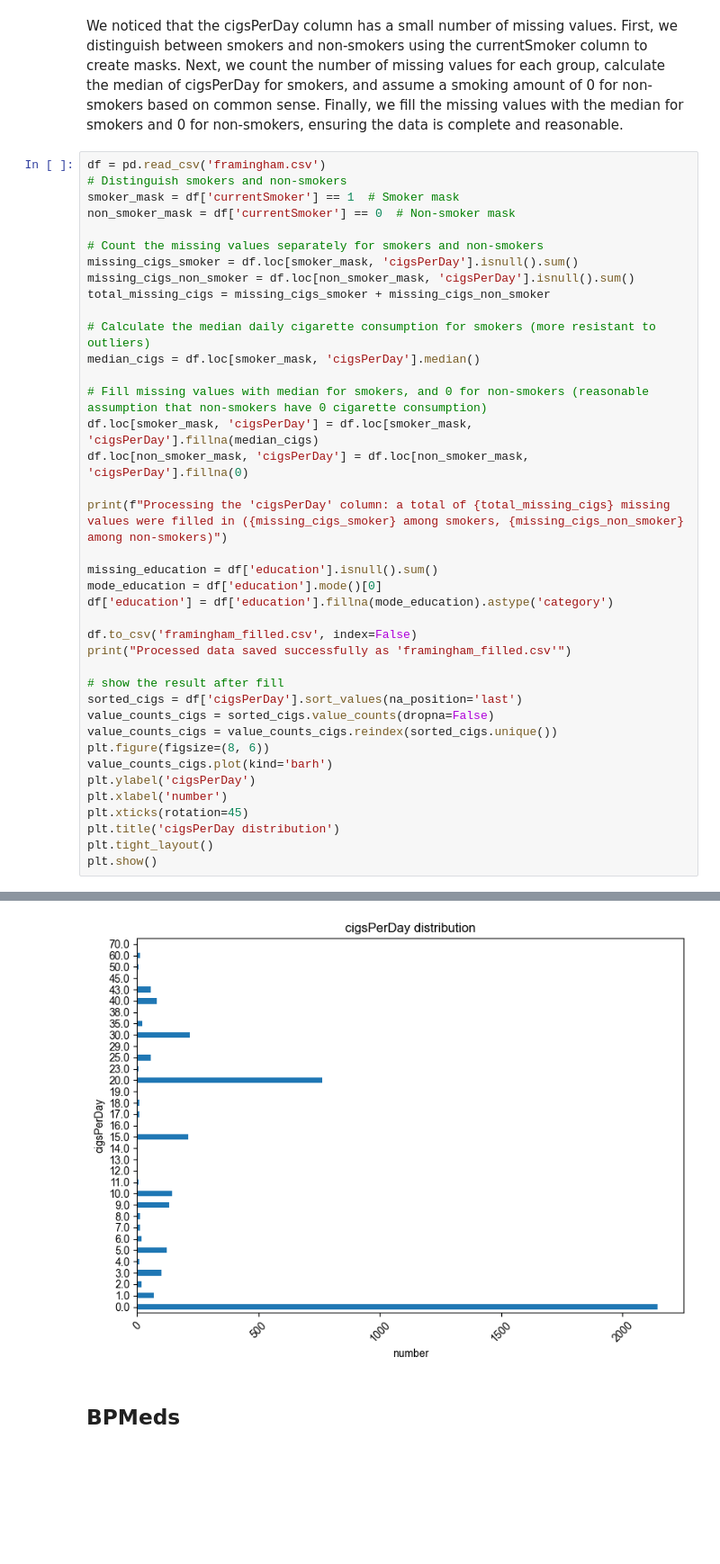
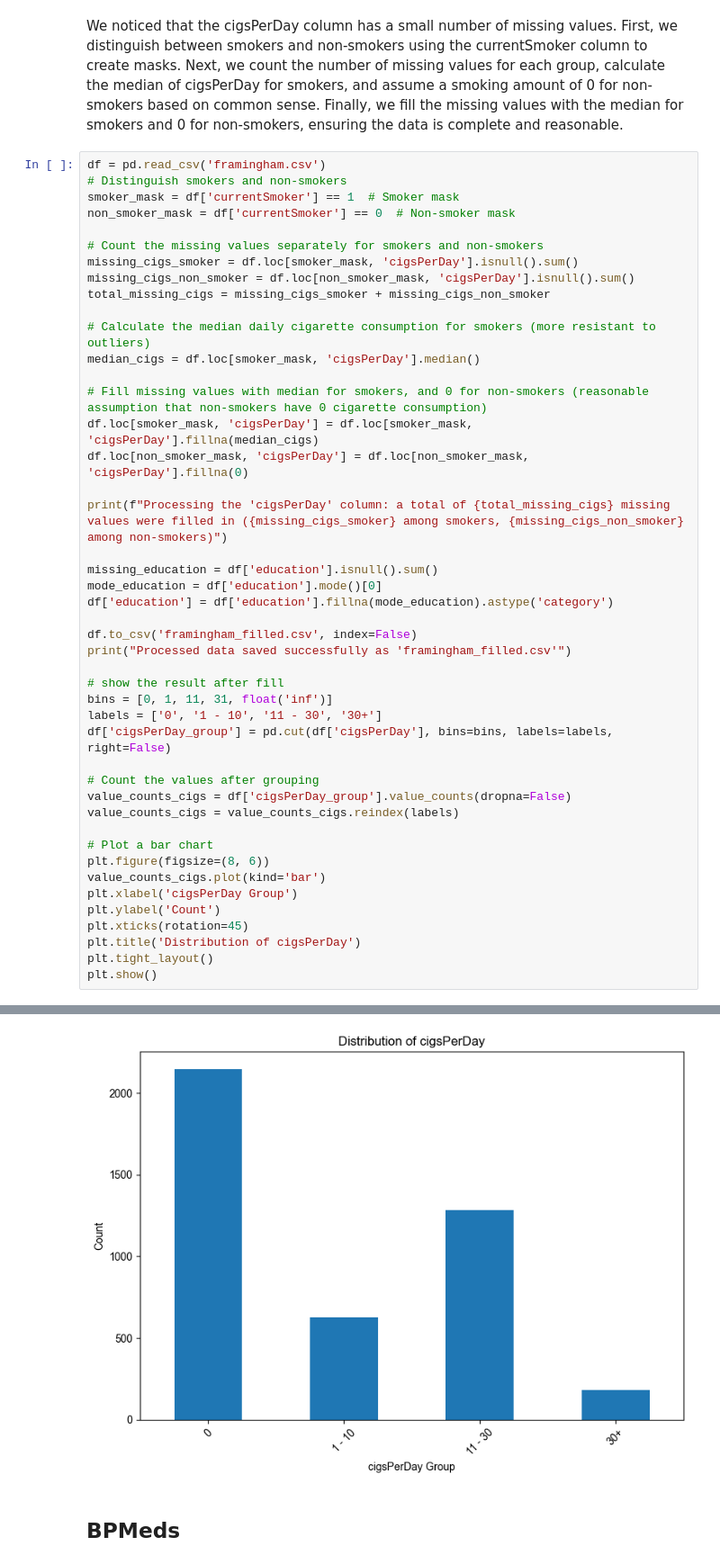
Before and after one commit to Yute-Tjr/CHD_data_analysis, a Jupyter notebook: CHD_data_analysis.ipynb, the cells around one changed output, grey strips where cells are left out. Shown at 90% size. Drawn from its saved outputs; the diff is of its cells as text; blank space fills up the shorter version.

```diff
--- a/CHD_data_analysis.ipynb
+++ b/CHD_data_analysis.ipynb
@@ -214,41 +215,47 @@ non_smoker_mask = df['currentSmoker'] == 0  # Non-smoker mask
 
 # Count the missing values separately for smokers and non-smokers
 missing_cigs_smoker = df.loc[smoker_mask, 'cigsPerDay'].isnull().sum()
 missing_cigs_non_smoker = df.loc[non_smoker_mask, 'cigsPerDay'].isnull().sum()
 total_missing_cigs = missing_cigs_smoker + missing_cigs_non_smoker
 
 # Calculate the median daily cigarette consumption for smokers (more resistant to outliers)
 median_cigs = df.loc[smoker_mask, 'cigsPerDay'].median()
 
 # Fill missing values with median for smokers, and 0 for non-smokers (reasonable assumption that non-smokers have 0 cigarette consumption)
 df.loc[smoker_mask, 'cigsPerDay'] = df.loc[smoker_mask, 'cigsPerDay'].fillna(median_cigs)
 df.loc[non_smoker_mask, 'cigsPerDay'] = df.loc[non_smoker_mask, 'cigsPerDay'].fillna(0)
 
 print(f"Processing the 'cigsPerDay' column: a total of {total_missing_cigs} missing values were filled in ({missing_cigs_smoker} among smokers, {missing_cigs_non_smoker} among non-smokers)")
 
 missing_education = df['education'].isnull().sum()
 mode_education = df['education'].mode()[0]
 df['education'] = df['education'].fillna(mode_education).astype('category')
 
 df.to_csv('framingham_filled.csv', index=False)
 print("Processed data saved successfully as 'framingham_filled.csv'")
 
 # show the result after fill
-sorted_cigs = df['cigsPerDay'].sort_values(na_position='last')
-value_counts_cigs = sorted_cigs.value_counts(dropna=False)
-value_counts_cigs = value_counts_cigs.reindex(sorted_cigs.unique())
+bins = [0, 1, 11, 31, float('inf')]
+labels = ['0', '1 - 10', '11 - 30', '30+']
+df['cigsPerDay_group'] = pd.cut(df['cigsPerDay'], bins=bins, labels=labels, right=False)
+
+# Count the values after grouping
+value_counts_cigs = df['cigsPerDay_group'].value_counts(dropna=False)
+value_counts_cigs = value_counts_cigs.reindex(labels)
+
+# Plot a bar chart
 plt.figure(figsize=(8, 6))
-value_counts_cigs.plot(kind='barh')
-plt.ylabel('cigsPerDay')
-plt.xlabel('number')
+value_counts_cigs.plot(kind='bar')
+plt.xlabel('cigsPerDay Group')
+plt.ylabel('Count')
 plt.xticks(rotation=45)
-plt.title('cigsPerDay distribution')
+plt.title('Distribution of cigsPerDay')
 plt.tight_layout()
 plt.show()
 # %% [output]
 Processing the 'cigsPerDay' column: a total of 29 missing values were filled in (29 among smokers, 0 among non-smokers)
 Processed data saved successfully as 'framingham_filled.csv'
-[figure, old version]
+[figure, new version]
 # %% [markdown]
 ## BPMeds
 # %%
```
Also changed, not shown: parts of 5 cells of this notebook, 1 other file.
